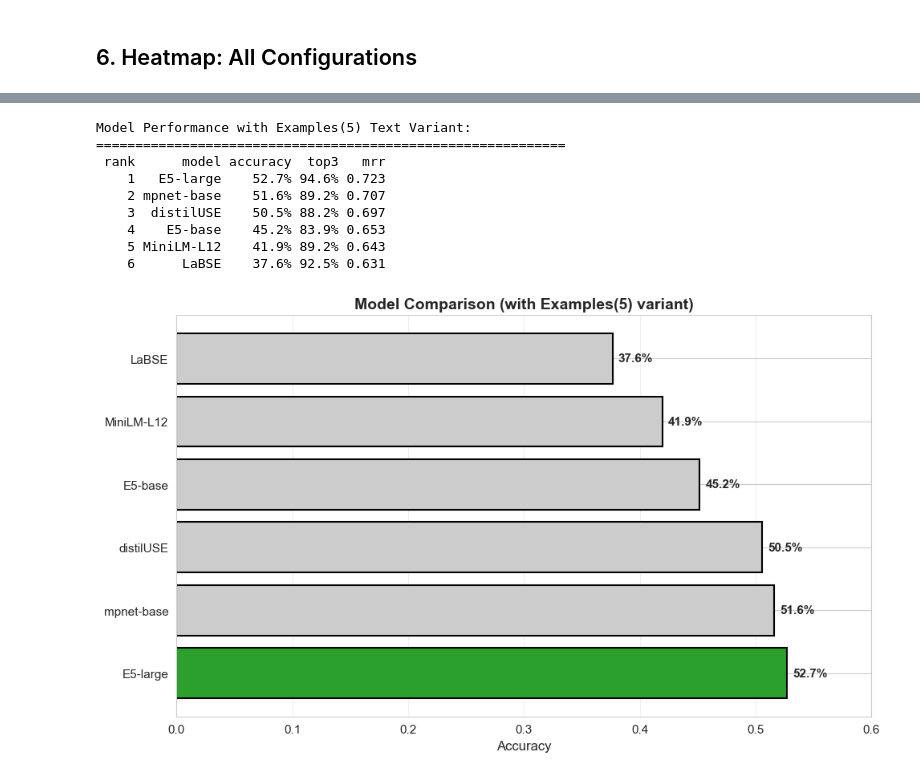
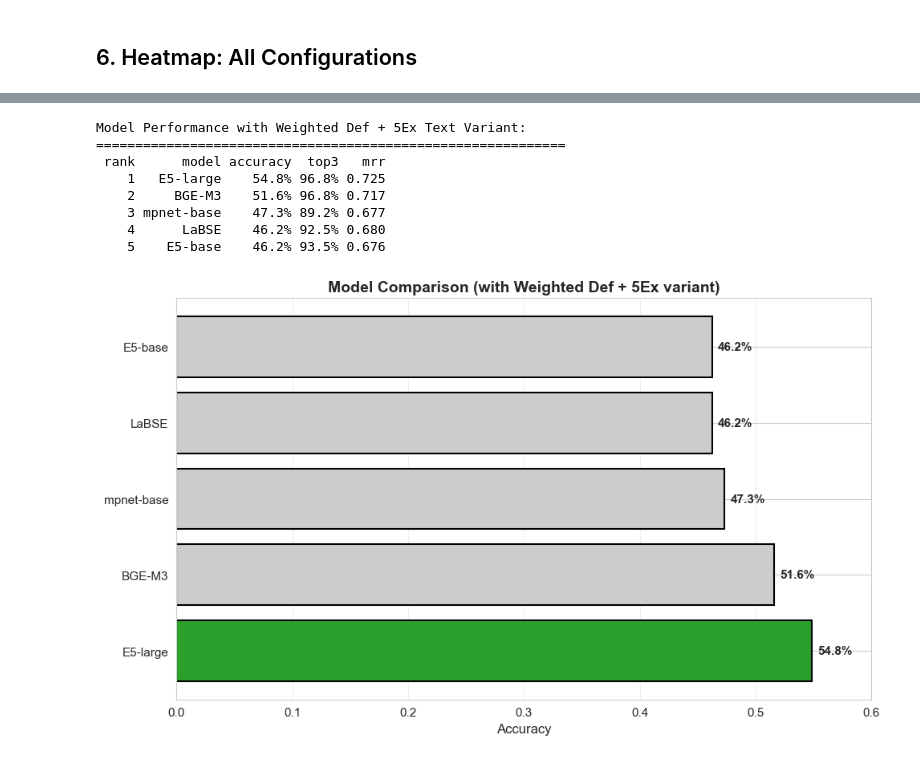
Before and after one commit to FlackoJodye1/diachronic-word-sense-change, a Jupyter notebook: analysis/embedding_comparison_analysis.ipynb, the cells around one changed output, grey strips where cells are left out. Saved outputs shown, nothing was run; the diff lists cells and outputs as text; code cells hidden in the pictures.

```diff
--- a/analysis/embedding_comparison_analysis.ipynb
+++ b/analysis/embedding_comparison_analysis.ipynb
@@ -25,32 +25,41 @@ plt.rcParams['font.size'] = 11
 ## 1. Load Results
 # %%
 # Load results
-results_path = Path('../data/evaluation/quick_eval/results/embedding_comparison.csv')
+results_path = Path('../data/evaluation/quick_eval/embedding_comparison.csv')
 df = pd.read_csv(results_path)
 
 # Create readable names
 model_name_map = {
+    # Multilingual models
     'sentence-transformers/paraphrase-multilingual-MiniLM-L12-v2': 'MiniLM-L12',
     'sentence-transformers/distiluse-base-multilingual-cased-v2': 'distilUSE',
     'sentence-transformers/paraphrase-multilingual-mpnet-base-v2': 'mpnet-base',
     'sentence-transformers/LaBSE': 'LaBSE',
     'intfloat/multilingual-e5-base': 'E5-base',
-    'intfloat/multilingual-e5-large': 'E5-large'
+    'intfloat/multilingual-e5-large': 'E5-large',
+    'BAAI/bge-m3': 'BGE-M3',
 }
 
 variant_name_map = {
     'text_baseline': 'Baseline',
     'text_llm_definition': 'Definition',
     'text_llm_example_1': 'Example (1)',
-    'text_llm_examples_5': 'Examples (5)'
+    'text_llm_example_2': 'Example (2)',
+    'text_llm_example_3': 'Example (3)',
+    'text_llm_example_4': 'Example (4)',
+    'text_llm_example_5': 'Example (5)',
+    'text_llm_def_and_ex5': 'LLM Def + 5Ex',
+    '__weighted_def_plus_5ex': 'Weighted Def + 5Ex',
 }
 
-df['model'] = df['model_name'].map(model_name_map)
-df['text_variant'] = df['text_variant'].map(variant_name_map)
+df['model'] = df['model_name'].map(model_name_map).fillna(df['model_name'])
+df['variant'] = df['text_variant'].map(variant_name_map).fillna(df['text_variant'])
 
 # Sort by accuracy
 df = df.sort_values('accuracy', ascending=False)
 
 print(f"Total configurations tested: {len(df)}")
+print(f"Models: {df['model'].nunique()}")
+print(f"Variants: {df['variant'].nunique()}")
 print(f"Evaluation instances: {df['evaluated'].iloc[0]}")
 # %% [output]
@@ -261,48 +287,48 @@ plt.show()
 # %%
-# Filter to Examples(5) variant only
-examples5_df = df_sorted[df_sorted['text_variant'] == 'Examples (5)'].copy()
-examples5_df = examples5_df.sort_values('accuracy', ascending=False)
+# Filter to selected variant only
+selected_variant = variant_name_map.get(winner['text_variant'], winner['text_variant'])
+variant_df = df_sorted[df_sorted['variant'] == selected_variant].copy()
+variant_df = variant_df.sort_values('accuracy', ascending=False)
 
-print("Model Performance with Examples(5) Text Variant:")
+print(f"Model Performance with {selected_variant} Text Variant:")
 print("=" * 60)
 
-model_comparison = examples5_df[['model', 'accuracy', 'top3', 'mrr']].copy()
+model_comparison = variant_df[['model', 'accuracy', 'top3', 'mrr']].copy()
 model_comparison['rank'] = range(1, len(model_comparison) + 1)
 model_comparison = model_comparison[['rank', 'model', 'accuracy', 'top3', 'mrr']]
 
 model_comparison_display = model_comparison.copy()
 model_comparison_display['accuracy'] = model_comparison_display['accuracy'].apply(lambda x: f"{x:.1%}")
 model_comparison_display['top3'] = model_comparison_display['top3'].apply(lambda x: f"{x:.1%}")
 model_comparison_display['mrr'] = model_comparison_display['mrr'].apply(lambda x: f"{x:.3f}")
 
 print(model_comparison_display.to_string(index=False))
 
 # Visualization
 fig, ax = plt.subplots(figsize=(10, 6))
-colors = ['#2ca02c' if m == 'E5-large' else '#cccccc' for m in examples5_df['model']]
-bars = ax.barh(examples5_df['model'], examples5_df['accuracy'], color=colors, edgecolor='black', linewidth=1.5)
+colors = ['#2ca02c' if m == winner['model'] else '#cccccc' for m in variant_df['model']]
+bars = ax.barh(variant_df['model'], variant_df['accuracy'], color=colors, edgecolor='black', linewidth=1.5)
 
 # Add value labels
-for bar, acc in zip(bars, examples5_df['accuracy']):
+for bar, acc in zip(bars, variant_df['accuracy']):
     ax.text(bar.get_width() + 0.005, bar.get_y() + bar.get_height()/2,
             f'{acc:.1%}', va='center', fontsize=11, fontweight='bold')
 
 ax.set_xlabel('Accuracy', fontsize=12)
-ax.set_title('Model Comparison (with Examples(5) variant)', fontsize=14, fontweight='bold')
+ax.set_title(f'Model Comparison (with {selected_variant} variant)', fontsize=14, fontweight='bold')
 ax.set_xlim(0, 0.6)
 ax.grid(axis='x', alpha=0.3)
 plt.tight_layout()
 plt.show()
 # %% [output]
-Model Performance with Examples(5) Text Variant:
+Model Performance with Weighted Def + 5Ex Text Variant:
 ============================================================
  rank      model accuracy  top3   mrr
-    1   E5-large    52.7% 94.6% 0.723
-    2 mpnet-base    51.6% 89.2% 0.707
-    3  distilUSE    50.5% 88.2% 0.697
-    4    E5-base    45.2% 83.9% 0.653
-    5 MiniLM-L12    41.9% 89.2% 0.643
-    6      LaBSE    37.6% 92.5% 0.631
+    1   E5-large    54.8% 96.8% 0.725
+    2     BGE-M3    51.6% 96.8% 0.717
+    3 mpnet-base    47.3% 89.2% 0.677
+    4      LaBSE    46.2% 92.5% 0.680
+    5    E5-base    46.2% 93.5% 0.676
-[figure, old version]
+[figure, new version]
 # %% [markdown]
 **Justification for E5-large:**
```
Also changed, not shown: parts of 18 cells of this notebook, 2 other files.
